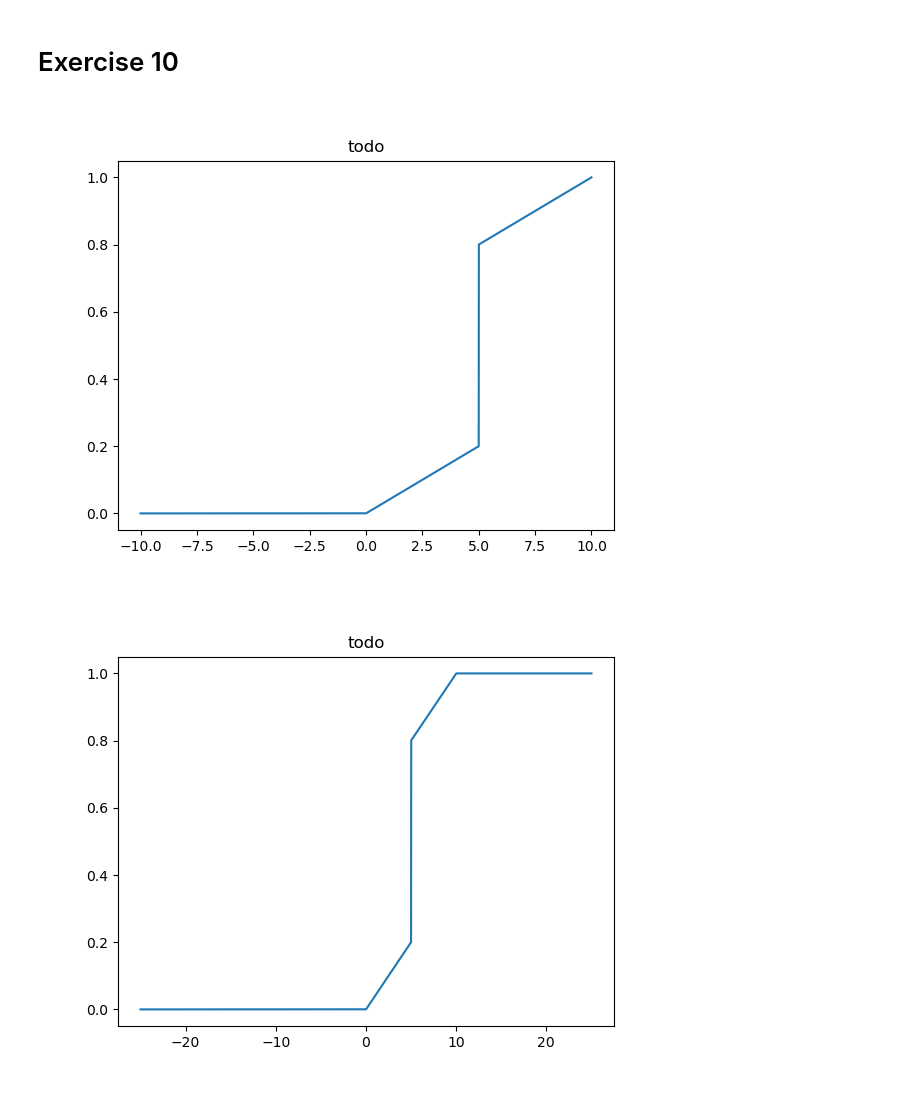
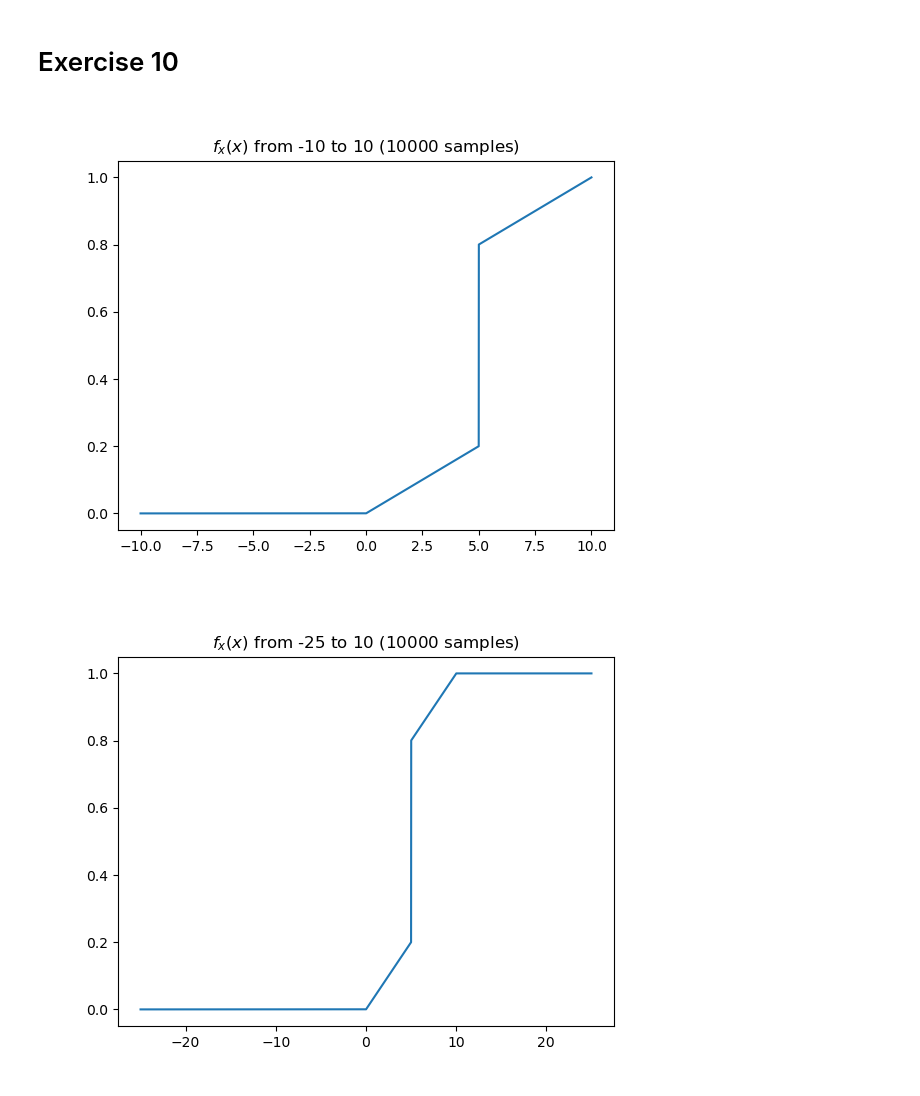
Before and after one commit to RedOrbweaver/STSex, a Jupyter notebook: ex0.ipynb, the cells around one changed output. Saved outputs shown, nothing was run; the diff lists cells and outputs as text; code cells hidden in the pictures.

```diff
--- a/ex0.ipynb
+++ b/ex0.ipynb
@@ -84,7 +91,7 @@ C variance: 1.9439980389280547
 seqDremoved = []
 seqDfiltered = []
 for x in seqD:
-    if (x >= -3 and x <= 7):
+    if -3 <= x <= 7:
         seqDfiltered.append(x)
     else:
         seqDremoved.append(x)
@@ -117,7 +124,7 @@ for n in ns:
     for seq in seqs:
         resultsmeannofilter[i].append(np.mean(seq))
         resultsvarnofilter[i].append(np.var(seq))
-        nseq = [x for x in seq if (x >= -3 and x <= 7)]
+        nseq = [x for x in seq if (-3 <= x <= 7)]
         resultsmean[i].append(np.mean(nseq))
         resultsvar[i].append(np.var(nseq))
         i+=1
@@ -158,6 +165,7 @@ plt.plot(ns, resultsmeannofilter[i], distcolors[i] + "o", label=distnames[i] + "
 plt.plot(ns, resultsvarnofilter[i], distcolors[i] + "+", label=distnames[i] + " variance")
 plt.axhline(2, color = 'k', linestyle = "--", label="y=2.0", alpha=0.5)
 plt.legend()
+plt.show()
 
 #fig = plt.figure()
 #plt.xlabel("Samples")
@@ -506,21 +513,25 @@ $P(X \gt 5 \mid X \lt 7) = \frac{P(X > 5 \cap X < 7)}{P(X < 7)} = \frac{P(3 \lt
 # %%
 f = lambda x: 0 if x <= 0 else 0.04*x if x <= 5 else 0.6+0.04*x if x <= 10 else 1
 
 ftext = "todo"
 
-span = np.linspace(-10, 10, 10000)
-seq = [f(x) for x in span]
-fig = plt.figure()
-plt.title(ftext)
-plt.plot(span, seq)
-plt.show()
 
-span = np.linspace(-25, 25, 10000)
-seq = [f(x) for x in span]
-fig = plt.figure()
-plt.title(ftext)
-plt.plot(span, seq)
-plt.show()
+# noinspection PyUnusedLocal
+def GenFigureFromCDF(n:int, mn:float, mx:float, f, title:str, mentionrange=True):
+    span = np.linspace(mn, mx, n)
+    seq = [f(x) for x in span]
+    fig = plt.figure()
+    if mentionrange:
+        title += f" from {mn} to {10} ({n} samples)"
+    plt.title(title)
+    plt.plot(span, seq)
+    plt.show()
+    return span, seq
+
+GenFigureFromCDF(10000, -10, 10, f, "$f_x(x)$")
+GenFigureFromCDF(10000, -25, 25, f, "$f_x(x)$")
+
+None
 # %% [output]
-[figure, old version]
+[figure, new version]
-[figure, old version]
+[figure, new version]
```
Also changed, not shown: parts of 16 cells of this notebook.
